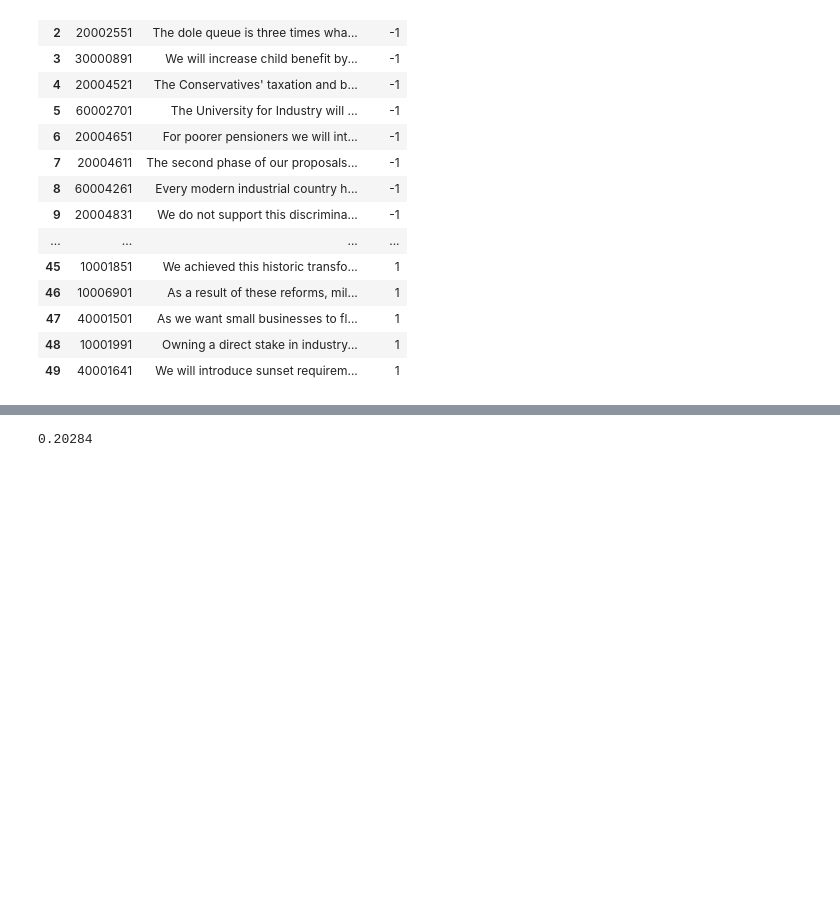
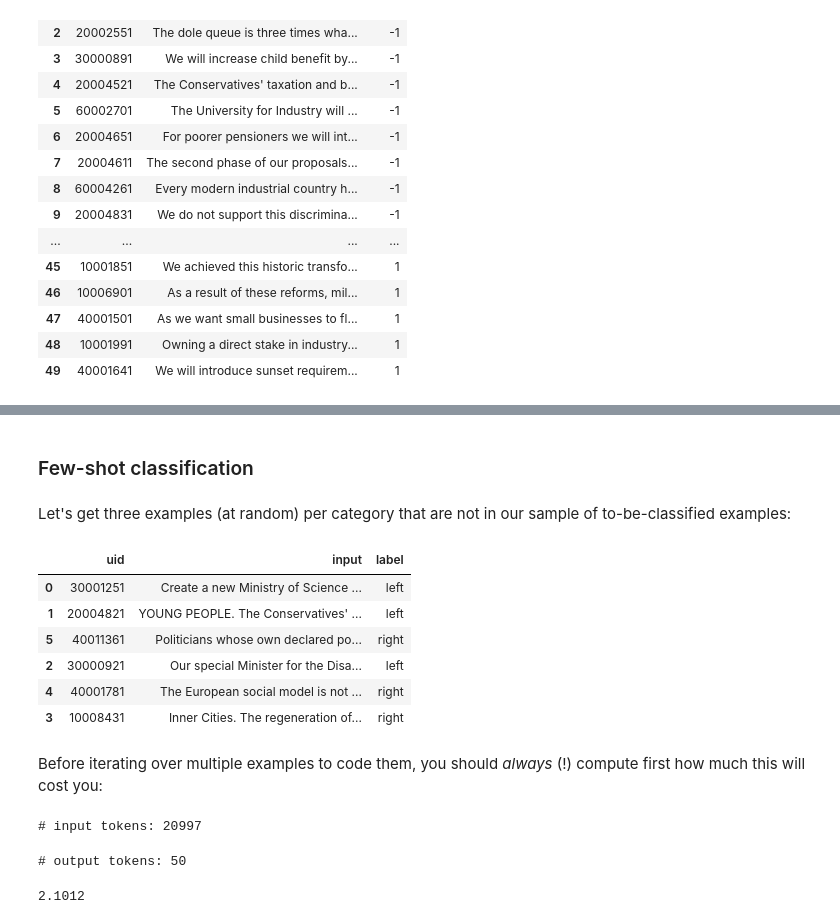
Before and after one commit to haukelicht/llm_text_coding, a Jupyter notebook: code/examples/benoit_2016_econ_policy_stance_classification.ipynb, the cells around one changed output, grey strips where cells are left out. Cells and saved outputs as stored; diff of their text form; code cells hidden in the pictures; blank space fills up the shorter version.

```diff
--- a/code/examples/benoit_2016_econ_policy_stance_classification.ipynb
+++ b/code/examples/benoit_2016_econ_policy_stance_classification.ipynb
@@ -78,0 +89,6 @@ token_counter = TokenCounter(model=MODEL)
+# %%
+base_path = os.path.join('..', '..')
+data_path = os.path.join(base_path, 'data', 'benoit_crowdsourced_2016')
+# %%
+fp = os.path.join(data_path, "benoit_crowdsourced_2016_econ_policy_stance.csv")
+df = pd.read_csv(fp)
@@ -211,0 +305,19 @@ samples
+# %% [markdown]
+### Few-shot classification
+# %% [markdown]
+Let's get three examples (at random) per category that are not in our sample of to-be-classified examples:
+# %%
+examples = df[~df.uid.isin(samples.uid)].groupby('label').sample(3, random_state=42)[["uid", "input", "label"]].reset_index(drop=True)
+# resuffle
+examples = examples.sample(frac=1.0, random_state=42)
+# convert numberic to string labels
+examples['label'] = examples['label'].map(id2label)
+examples
+# %% [output]
+|  | uid | input | label |
+| 0 | 30001251 | Create a new Ministry of Science ... | left |
+| 1 | 20004821 | YOUNG PEOPLE. The Conservatives' ... | left |
+| 5 | 40011361 | Politicians whose own declared po... | right |
+| 2 | 30000921 | Our special Minister for the Disa... | left |
+| 4 | 40001781 | The European social model is not ... | right |
+| 3 | 10008431 | Inner Cities. The regeneration of... | right |
@@ -212,12 +345,24 @@ samples
+# %% [markdown]
+Before iterating over multiple examples to code them, you should _always_ (!) compute first how much this will cost you:
 # %%
-# tokens in inputs
-n_tokens = samples.input.apply(token_counter.count_tokens).sum()
-# add token count for instructions
-n_tokens += token_counter(instructions) * len(samples)
-# add token count for outputs (multiplied by cost factor for output vs. input)
-n_tokens += len(samples) * 3
+# number of tokens in inputs
+n_input_tokens = samples.input.apply(token_counter.count_tokens).sum()
+# add token count for instructions (for each example)
+n_input_tokens += token_counter(instructions) * len(samples)
+# add token counts for examples' texts and labels
+n_input_tokens += examples.input.apply(token_counter.count_tokens).sum() + len(examples)*3
 
-# comopute cost (see https://openai.com/pricing)
-n_tokens/1000*0.01 # dollar cents
+print('# input tokens:', n_input_tokens)
 # %% [output]
-0.20284
+# input tokens: 20997
+# %%
+# given that we instruct the model to reply only with the category, the number of output tokens per example is 1
+n_output_tokens = len(samples)
+print('# output tokens:', n_output_tokens)
+# %% [output]
+# output tokens: 50
+# %%
+# compute cost (see https://openai.com/pricing)
+n_input_tokens/1_000_00*10 + n_output_tokens/1_000_000*30 # dollar cents
+# %% [output]
+2.1012
```
Also changed, not shown: parts of 48 cells of this notebook, 13 other files.
